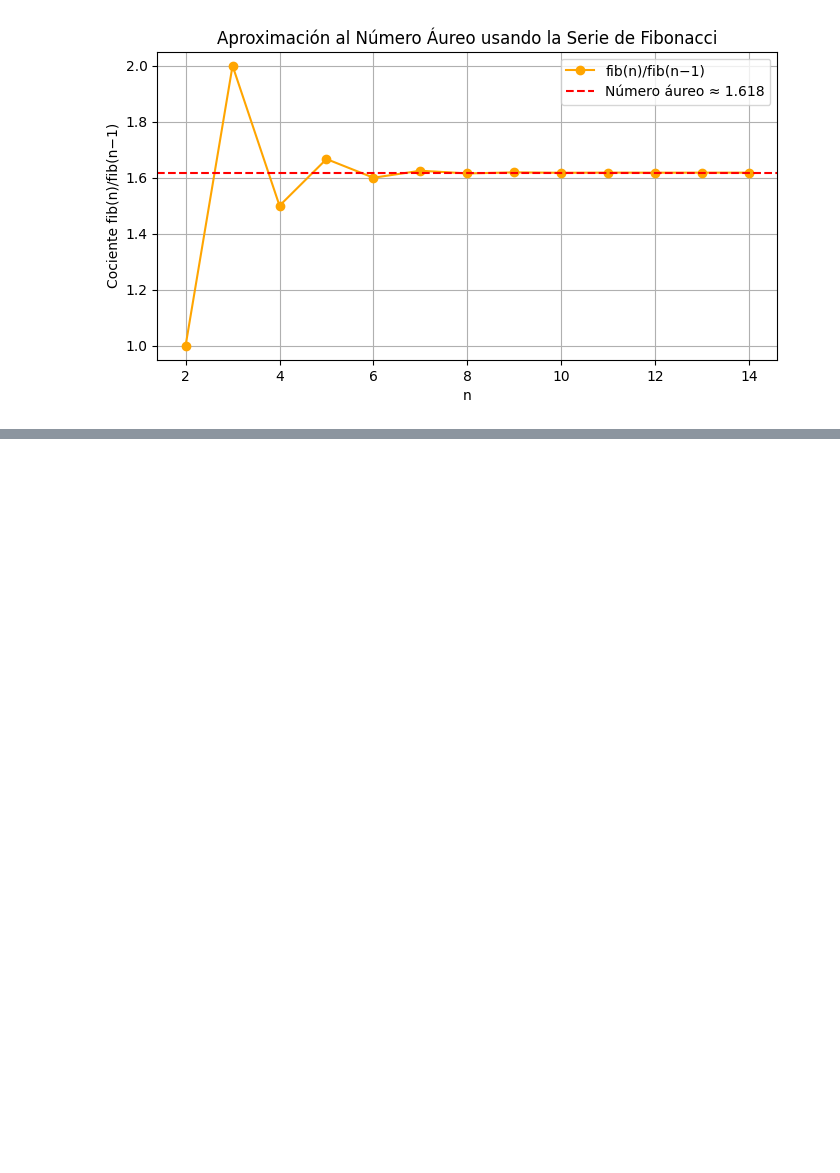
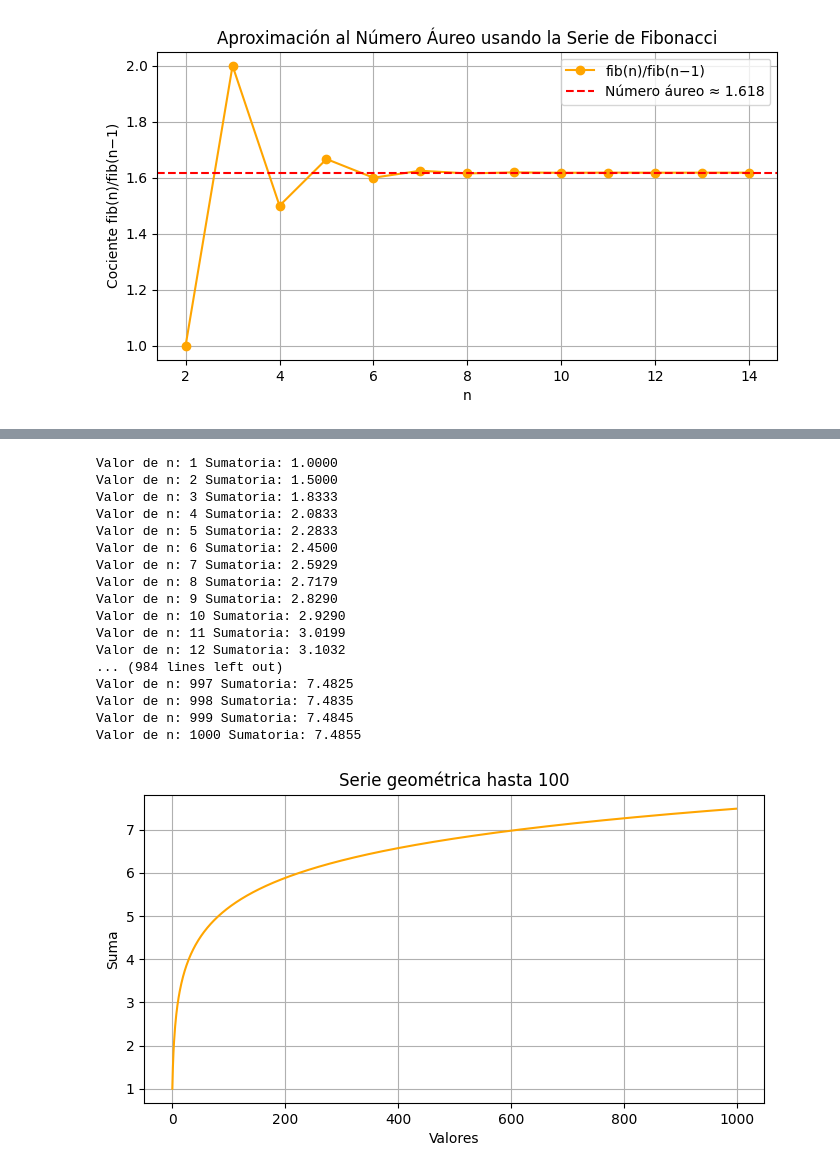
Before and after one commit to AnthoAl/Numeric-Methods, a Jupyter notebook: Taller1/Taller01.ipynb, the cells around one changed output, grey strips where cells are left out. Cells and saved outputs as stored; diff of their text form; code cells hidden in the pictures; blank space fills up the shorter version.

```diff
--- a/Taller1/Taller01.ipynb
+++ b/Taller1/Taller01.ipynb
@@ -292,0 +305,37 @@ Valor de n: 999 Sumatoria: 7.4845
+# %%
+n = 1
+suma = 0
+valores_sumatoria = []
+
+while n <= 1000:
+    suma += (1/n)
+    print(f"Valor de n: {n} Sumatoria: {suma:.4f}")
+    n += 1
+    valores_sumatoria.append(suma)
+
+plt.figure(figsize=(8, 4))
+plt.plot(valores_sumatoria, linestyle='-', color='orange')
+plt.title('Serie geométrica hasta 100')
+plt.xlabel('Valores')
+plt.ylabel('Suma')
+plt.grid(True)
+plt.show()
+# %% [output]
+Valor de n: 1 Sumatoria: 1.0000
+Valor de n: 2 Sumatoria: 1.5000
+Valor de n: 3 Sumatoria: 1.8333
+Valor de n: 4 Sumatoria: 2.0833
+Valor de n: 5 Sumatoria: 2.2833
+Valor de n: 6 Sumatoria: 2.4500
+Valor de n: 7 Sumatoria: 2.5929
+Valor de n: 8 Sumatoria: 2.7179
+Valor de n: 9 Sumatoria: 2.8290
+Valor de n: 10 Sumatoria: 2.9290
+Valor de n: 11 Sumatoria: 3.0199
+Valor de n: 12 Sumatoria: 3.1032
+... (984 lines left out)
+Valor de n: 997 Sumatoria: 7.4825
+Valor de n: 998 Sumatoria: 7.4835
+Valor de n: 999 Sumatoria: 7.4845
+Valor de n: 1000 Sumatoria: 7.4855
+[figure, added]
```
Also changed, not shown: parts of 7 cells of this notebook.
